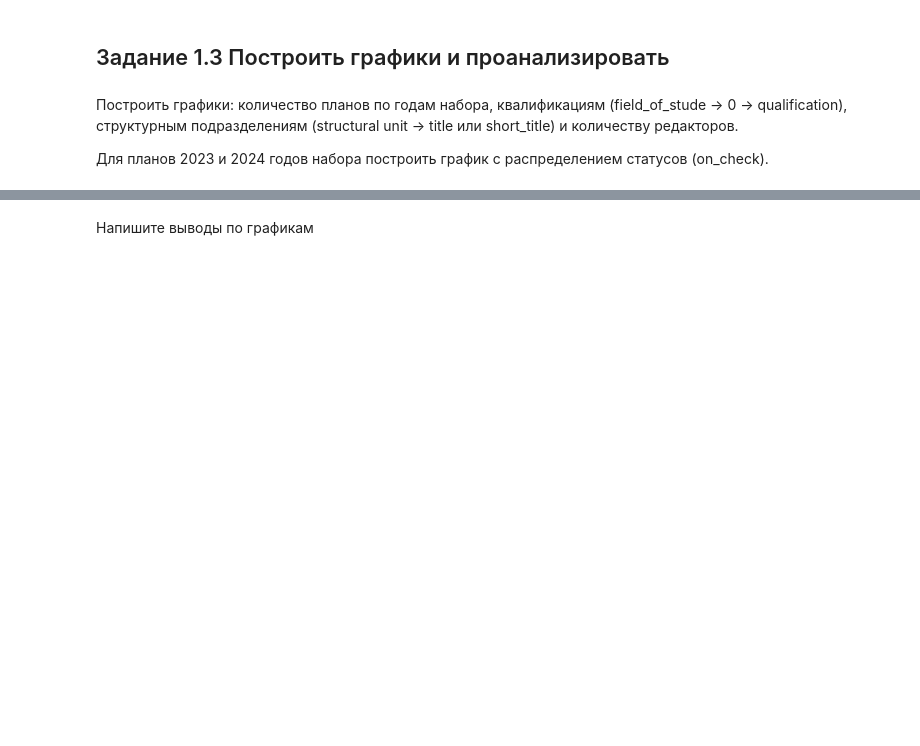
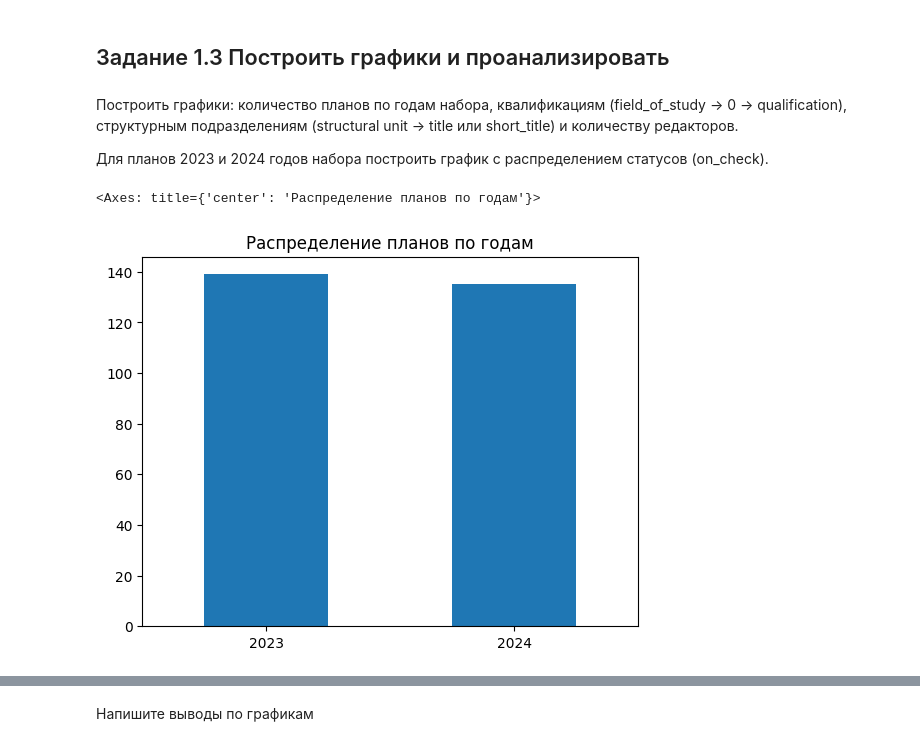
Before and after one commit to Patisson4/DataAnalysis, a Jupyter notebook: IR_1_Data_Collection.ipynb, the cells around one changed output, grey strips where cells are left out. Saved outputs shown, nothing was run; the diff lists cells and outputs as text; code cells hidden in the pictures; blank space fills up the shorter version.

```diff
--- a/IR_1_Data_Collection.ipynb
+++ b/IR_1_Data_Collection.ipynb
@@ -62,0 +76,3 @@ headers = {'Content-Type': "application/json", 'Authorization': "Token " + token
+# %%
+resultsFromFile = json.load(open('/content/drive/MyDrive/Colab Notebooks/wp_all_nice.txt', 'r'))
+print(len(resultsFromFile))
@@ -78,0 +200,7 @@ headers = {'Content-Type': "application/json", 'Authorization': "Token " + token
+# %%
+import json
+t = json.load(open('/content/drive/MyDrive/Colab Notebooks/wp_details_nice.txt', 'r'))
+print(len(t))
+print(t[0])
+
+detailResults = deepcopy(t)
@@ -78,0 +210,10 @@ headers = {'Content-Type': "application/json", 'Authorization': "Token " + token
+# %%
+from pandas import DataFrame
+
+ddf = DataFrame(detailResults)
+ddf['ap_isu_id'] = ddf['ap_isu_id'].fillna(0).astype(int)
+ddf['year'] = ddf['academic_plan_in_field_of_study'].apply(lambda x: x[0]['year'])
+ddf['qualification'] = ddf['academic_plan_in_field_of_study'].apply(lambda x: x[0]['qualification'])
+ddf['structural_unit'] = ddf['academic_plan_in_field_of_study'].apply(lambda x: x[0]['structural_unit']['title'] if x[0]['structural_unit'] is not None else 'NotFound')
+ddf['editors'] = ddf['academic_plan_in_field_of_study'].apply(lambda x: x[0]['editors'])
+ddf
@@ -79,6 +234,11 @@ headers = {'Content-Type': "application/json", 'Authorization': "Token " + token
 # %% [markdown]
 ## Задание 1.3 Построить графики и проанализировать
 # %% [markdown]
-Построить графики: количество планов по годам набора, квалификациям (field_of_stude -> 0 -> qualification), структурным подразделениям (structural unit -> title или short_title) и количеству редакторов.
+Построить графики: количество планов по годам набора, квалификациям (field_of_study -> 0 -> qualification), структурным подразделениям (structural unit -> title или short_title) и количеству редакторов.
 
 Для планов 2023 и 2024 годов набора построить график с распределением статусов (on_check).
+# %%
+ddf['year'].value_counts().plot(kind='bar', title='Распределение планов по годам', rot=0)
+# %% [output]
+<Axes: title={'center': 'Распределение планов по годам'}>
+[figure, added]
```
Also changed, not shown: parts of 30 cells of this notebook.
